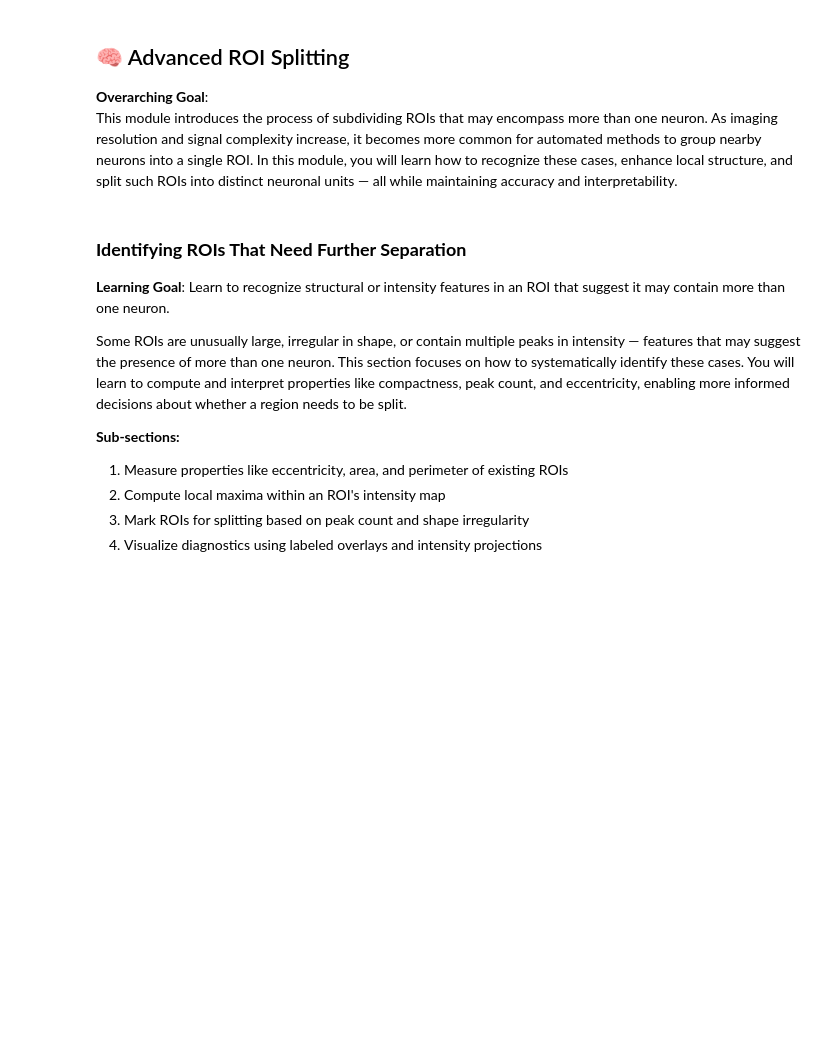
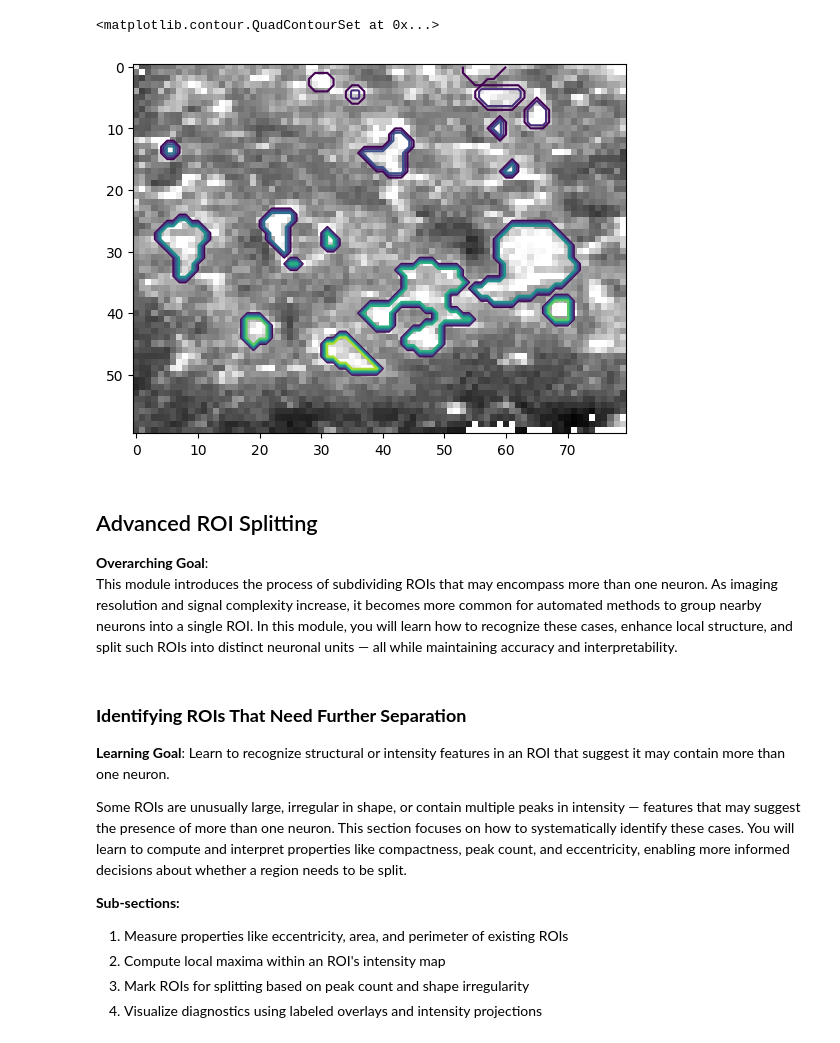
Before and after one commit to sangeethankumar/Courses, a Jupyter notebook: CalciumImaging/Draft1/08. ROI Splitting.ipynb, the cells around one changed output. Cells and saved outputs as stored; diff of their text form; code cells hidden in the pictures; blank space fills up the shorter version.

```diff
--- a/CalciumImaging/Draft1/08. ROI Splitting.ipynb
+++ b/CalciumImaging/Draft1/08. ROI Splitting.ipynb
@@ -1,5 +15,17 @@
+# %%
+data = tifffile.imread('data/registered_full_movie.tif')
+movie = (data - data.min(axis=(1, 2), keepdims=True)) / (np.ptp(data, axis=(1,2), keepdims=True))
+roi = np.load('data/roi_auto.npy')
+roi_full = roi.copy()
+proj = movie.max(axis=0)
+# %%
+plt.imshow(proj, cmap='gray')
+plt.contour(roi)
+# %% [output]
+<matplotlib.contour.QuadContourSet at 0x...>
+[figure, added]
 # %% [markdown]
-## 🧠 Advanced ROI Splitting
+## Advanced ROI Splitting
 **Overarching Goal**:
 This module introduces the process of subdividing ROIs that may encompass more than one neuron. As imaging resolution and signal complexity increase, it becomes more common for automated methods to group nearby neurons into a single ROI. In this module, you will learn how to recognize these cases, enhance local structure, and split such ROIs into distinct neuronal units — all while maintaining accuracy and interpretability.
 # %% [markdown]
```
Also changed, not shown: parts of 45 cells of this notebook.
